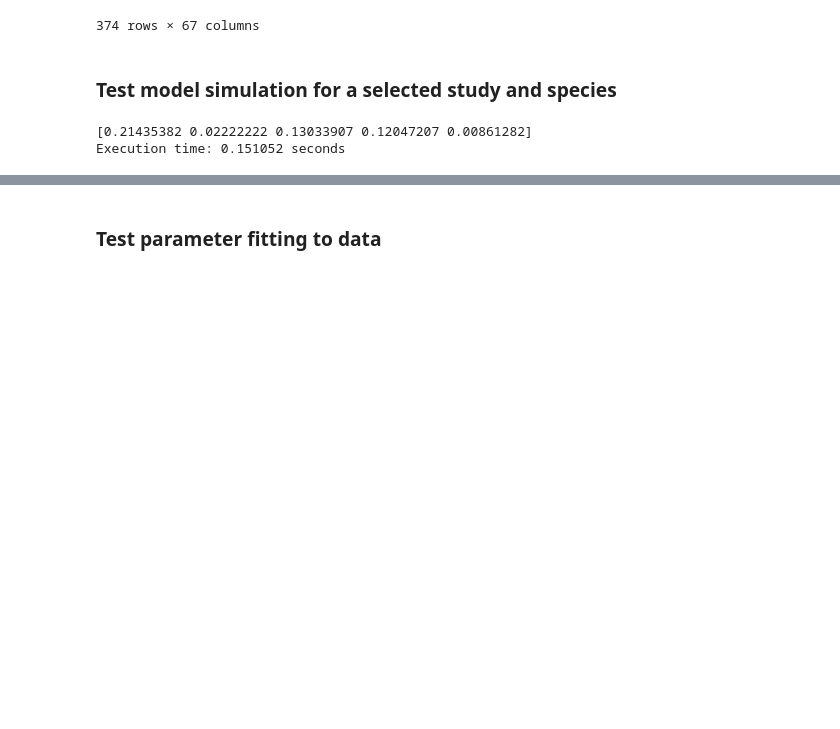
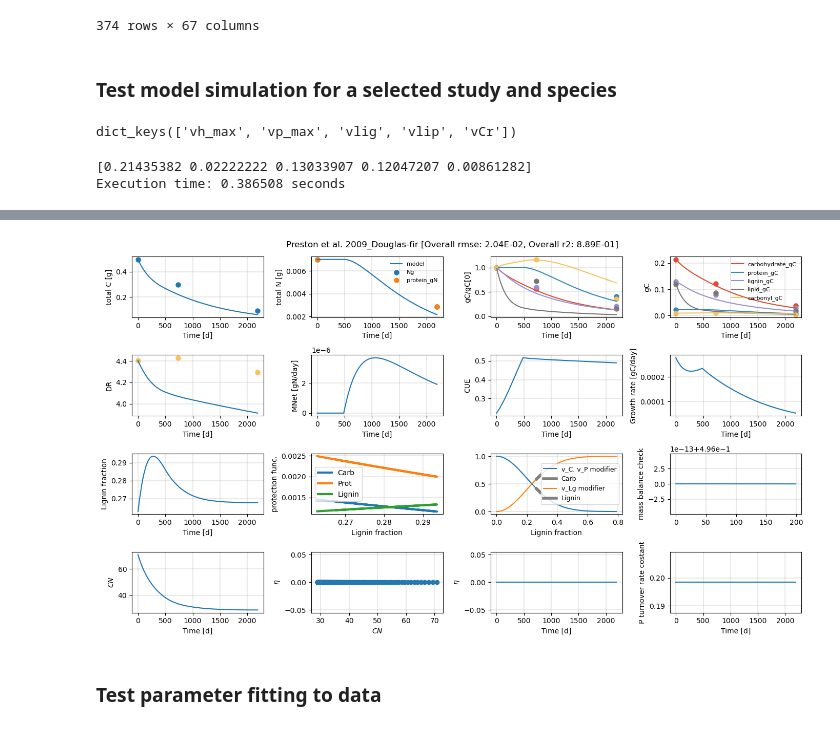
Before and after one commit to ArjunChakrawal/chemodiv-litter-model, a Jupyter notebook: main.ipynb, the cells around one changed output, grey strips where cells are left out. Saved outputs shown, nothing was run; the diff lists cells and outputs as text; code cells hidden in the pictures; blank space fills up the shorter version.

```diff
--- a/main.ipynb
+++ b/main.ipynb
@@ -51,6 +51,10 @@ plant_data
 ### Test model simulation for a selected study and species
 # %%
 # help(svp.litter_decay_model)
+# %%
+guess_param.keys()
+# %% [output]
+dict_keys(['vh_max', 'vp_max', 'vlig', 'vlip', 'vCr'])
 # %%
 T = 273  # Temperature in Kelvin
 studyname = 'Preston et al. 2009'
@@ -96,7 +100,7 @@ else:
     fixed_param['Inorg'] = 1e-8
 
 # Time vector for simulation
-tsim = np.linspace(0, finalT, 200)
+tsim = np.linspace(0, finalT*1, 200)
 
 # Set model feature flags
 protection, CUEflag, voflag = True, False, True
@@ -104,7 +108,7 @@ protection, CUEflag, voflag = True, False, True
 
 # Select adaptation strategy
 adapt_flag = 'N-Retention'
-# adapt_flag = 'Flexible CUE'
+adapt_flag = 'Flexible CUE'
 
 # Convert guess_param to array for model input
 guess_param_val = np.array(list(guess_param.values()))
@@ -121,4 +125,4 @@ fig, df = svp.plot_model(tsim, fixed_param, guess_param_val, init_fracC, data_co
                          protection=protection, CUEflag=CUEflag, voflag=voflag)
 # %% [output]
 [0.21435382 0.02222222 0.13033907 0.12047207 0.00861282]
-Execution time: 0.151052 seconds
+Execution time: 0.386508 seconds
@@ -126,3 +129,4 @@ Execution time: 0.151052 seconds
+[figure, added]
 # %% [markdown]
 ### Test parameter fitting to data
 # %%
```
Also changed, not shown: parts of 2 cells of this notebook, 1 other file.
